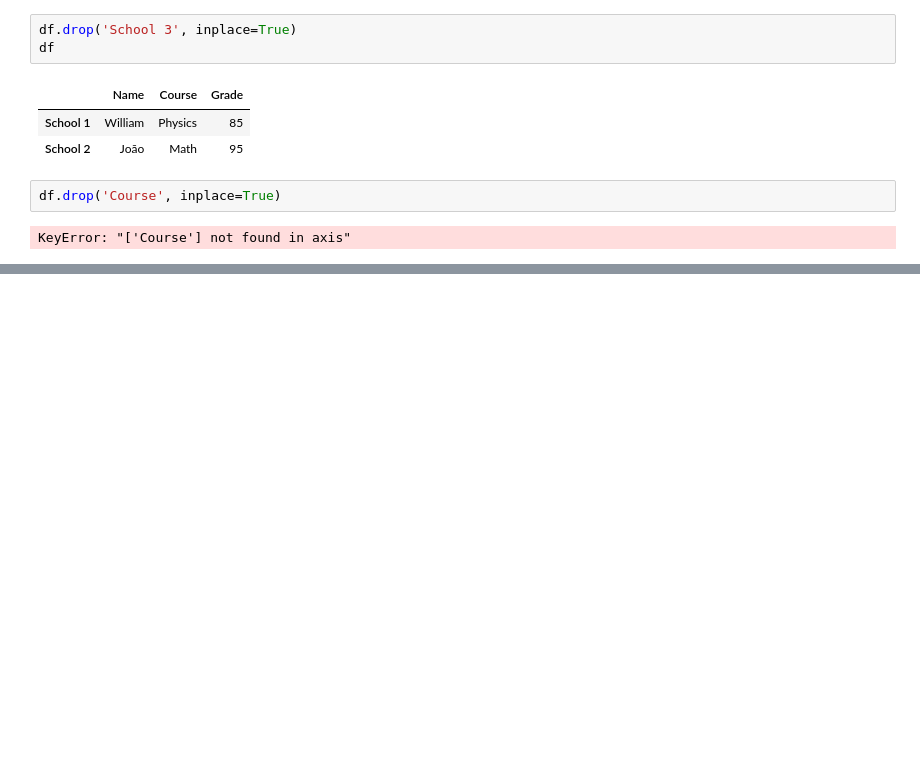
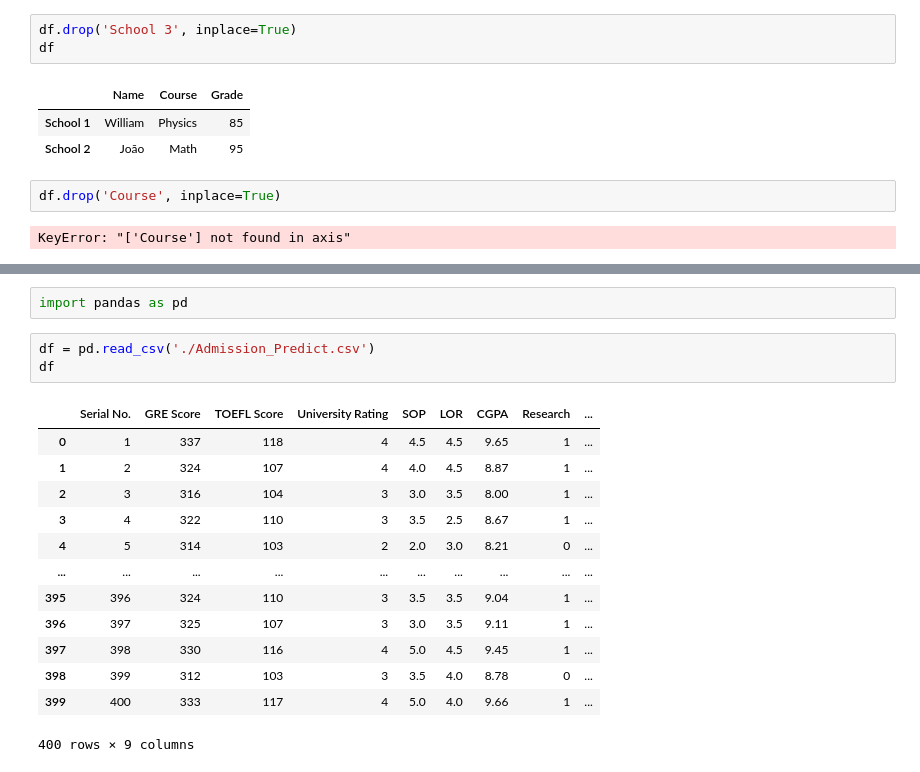
Before and after one commit to williambrunos/DS-Michigan, a Jupyter notebook: Week_2/Pandas.ipynb, the cells around one changed output, grey strips where cells are left out. Saved outputs shown, nothing was run; the diff lists cells and outputs as text; blank space fills up the shorter version.

```diff
--- a/Week_2/Pandas.ipynb
+++ b/Week_2/Pandas.ipynb
@@ -248,0 +254,19 @@ KeyError: "['Course'] not found in axis"
+# %%
+import pandas as pd
+# %%
+df = pd.read_csv('./Admission_Predict.csv')
+df
+# %% [output]
+|  | Serial No. | GRE Score | TOEFL Score | University Rating | SOP | LOR | CGPA | Research | ... |
+| 0 | 1 | 337 | 118 | 4 | 4.5 | 4.5 | 9.65 | 1 | ... |
+| 1 | 2 | 324 | 107 | 4 | 4.0 | 4.5 | 8.87 | 1 | ... |
+| 2 | 3 | 316 | 104 | 3 | 3.0 | 3.5 | 8.00 | 1 | ... |
+| 3 | 4 | 322 | 110 | 3 | 3.5 | 2.5 | 8.67 | 1 | ... |
+| 4 | 5 | 314 | 103 | 2 | 2.0 | 3.0 | 8.21 | 0 | ... |
+| ... | ... | ... | ... | ... | ... | ... | ... | ... | ... |
+| 395 | 396 | 324 | 110 | 3 | 3.5 | 3.5 | 9.04 | 1 | ... |
+| 396 | 397 | 325 | 107 | 3 | 3.0 | 3.5 | 9.11 | 1 | ... |
+| 397 | 398 | 330 | 116 | 4 | 5.0 | 4.5 | 9.45 | 1 | ... |
+| 398 | 399 | 312 | 103 | 3 | 3.5 | 4.0 | 8.78 | 0 | ... |
+| 399 | 400 | 333 | 117 | 4 | 5.0 | 4.0 | 9.66 | 1 | ... |
+400 rows × 9 columns
```
Also changed, not shown: parts of 11 cells of this notebook.
